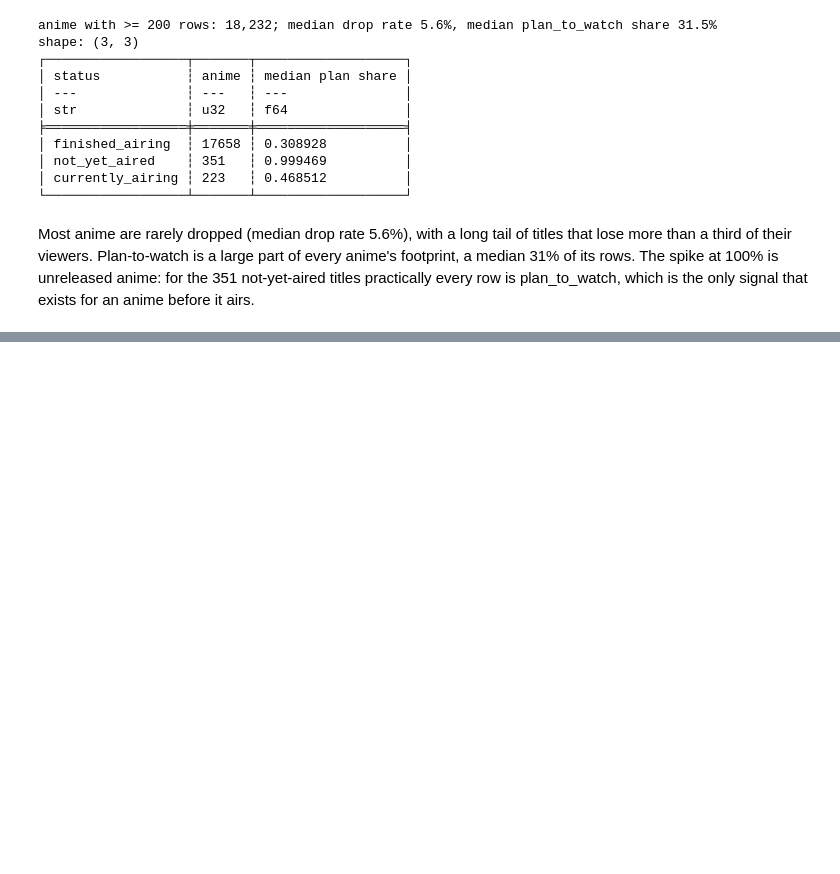
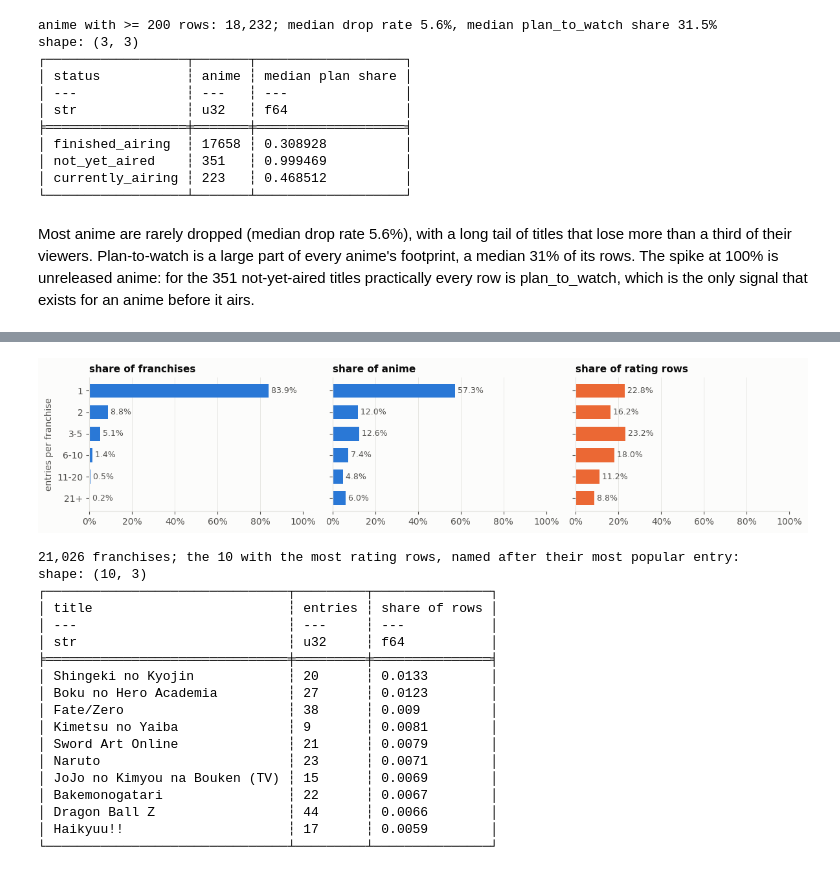
Before and after one commit to Salierigator/osusume, a Jupyter notebook: cleaning/03_eda/anime.ipynb, the cells around one changed output, grey strips where cells are left out. Drawn from its saved outputs; the diff is of its cells as text; code cells hidden in the pictures; blank space fills up the shorter version.

Commit message:
detach crossovers from franchises

```diff
--- a/cleaning/03_eda/anime.ipynb
+++ b/cleaning/03_eda/anime.ipynb
@@ -295,0 +302,45 @@ anime before it airs.
+# %%
+labels = ["1", "2", "3-5", "6-10", "11-20", "21+"]
+sizes = (df.group_by("franchise_id").agg(pl.len().alias("entries"), pl.col("n_ratings").sum().alias("ratings"))
+           .with_columns(pl.col("entries").cut([1, 2, 5, 10, 20], labels=labels).cast(pl.Enum(labels)).alias("size")))
+by_size = (sizes.group_by("size").agg(pl.len().alias("franchises"), pl.col("entries").sum().alias("anime"),
+                                      pl.col("ratings").sum().alias("ratings")).sort("size"))
+fig, axes = plt.subplots(1, 3, figsize=(12, 2.8))
+for ax, column, name, color in zip(axes, ("franchises", "anime", "ratings"),
+                                   ("share of franchises", "share of anime", "share of rating rows"),
+                                   (BLUE, BLUE, ORANGE)):
+    hbar(ax, by_size["size"].cast(pl.String).to_list(), (by_size[column] / by_size[column].sum()).to_list(),
+         fmt="{:.1%}", color=color)
+    ax.set_xlim(0, 1)
+    ax.xaxis.set_major_formatter(plt.matplotlib.ticker.PercentFormatter(1))
+    ax.set_title(name)
+axes[0].set_ylabel("entries per franchise")
+for ax in axes[1:]:
+    ax.tick_params(labelleft=False)
+plt.tight_layout()
+plt.show()
+
+names = df.sort("members", descending=True).group_by("franchise_id", maintain_order=True).agg(pl.col("title").first())
+print(f"{sizes.height:,} franchises; the 10 with the most rating rows, named after their most popular entry:")
+print(sizes.join(names, on="franchise_id").sort("ratings", descending=True).head(10)
+           .select("title", "entries", (pl.col("ratings") / total).round(4).alias("share of rows")))
+# %% [output]
+[figure, added]
+21,026 franchises; the 10 with the most rating rows, named after their most popular entry:
+shape: (10, 3)
+┌───────────────────────────────┬─────────┬───────────────┐
+│ title                         ┆ entries ┆ share of rows │
+│ ---                           ┆ ---     ┆ ---           │
+│ str                           ┆ u32     ┆ f64           │
+╞═══════════════════════════════╪═════════╪═══════════════╡
+│ Shingeki no Kyojin            ┆ 20      ┆ 0.0133        │
+│ Boku no Hero Academia         ┆ 27      ┆ 0.0123        │
+│ Fate/Zero                     ┆ 38      ┆ 0.009         │
+│ Kimetsu no Yaiba              ┆ 9       ┆ 0.0081        │
+│ Sword Art Online              ┆ 21      ┆ 0.0079        │
+│ Naruto                        ┆ 23      ┆ 0.0071        │
+│ JoJo no Kimyou na Bouken (TV) ┆ 15      ┆ 0.0069        │
+│ Bakemonogatari                ┆ 22      ┆ 0.0067        │
+│ Dragon Ball Z                 ┆ 44      ┆ 0.0066        │
+│ Haikyuu!!                     ┆ 17      ┆ 0.0059        │
+└───────────────────────────────┴─────────┴───────────────┘
```
Also changed, not shown: parts of 2 cells of this notebook, 13 other files.
